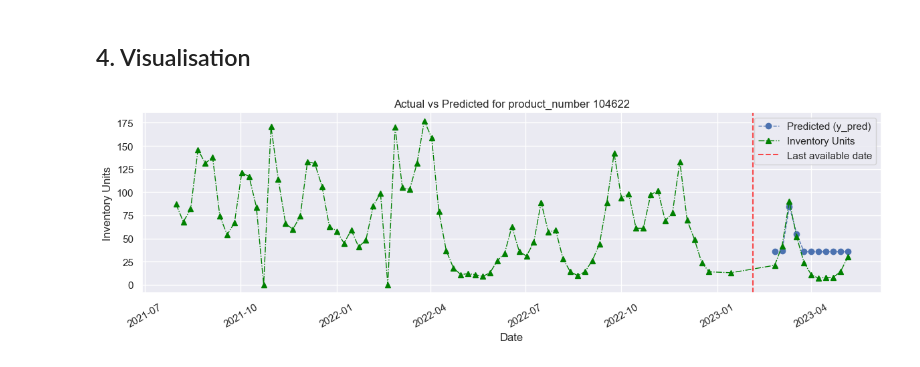
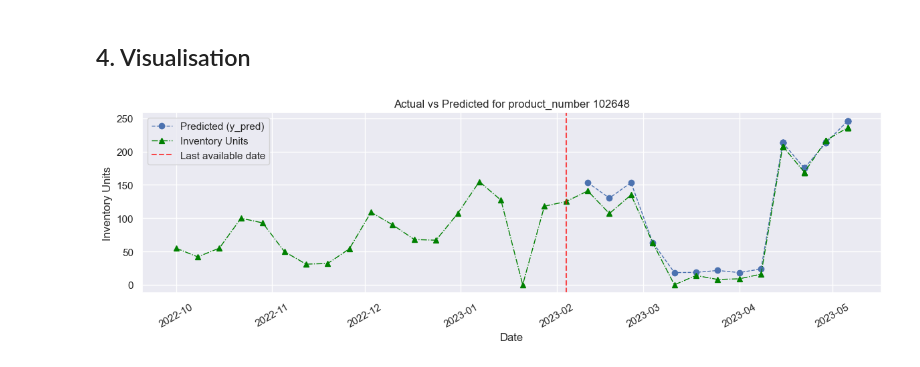
Before and after one commit to giarets/hp_use_case, a Jupyter notebook: 2_model_lightGBM.ipynb, the cells around one changed output. Saved outputs shown, nothing was run; the diff lists cells and outputs as text; code cells hidden in the pictures.

```diff
--- a/lightGBM_model_agg.ipynb
+++ b/2_model_lightGBM.ipynb
@@ -351,6 +372,6 @@ df_preds = utils.predict_last_13_weeks(df_agg, fc_model, col_agg='product_number
 df_final = df_agg.merge(df_preds.reset_index(), on=['date', 'product_number'], how='left')
 # %%
 date_present = df_final['date'].max() - pd.DateOffset(weeks=13)
-utils_plots.plot_real_vs_predicted(df_final.reset_index(), single_ts=104622, pred_columns=['y_pred'], col_agg='product_number', vline_dates=[date_present])
+utils_plots.plot_real_vs_predicted(df_final.reset_index(), single_ts=102648, pred_columns=['y_pred'], col_agg='product_number', vline_dates=[date_present])
 # %% [output]
-[figure, old version]
+[figure, new version]
```
Also changed, not shown: parts of 3 cells of this notebook, 9 other files.
